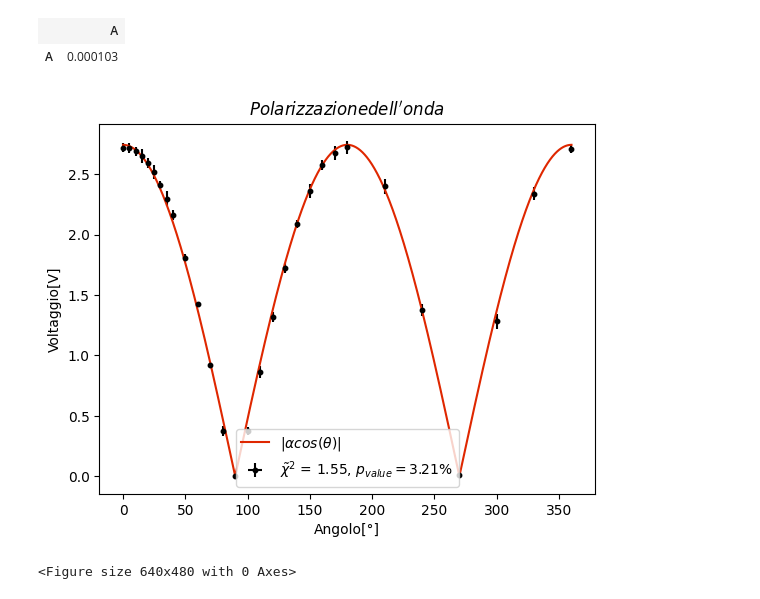
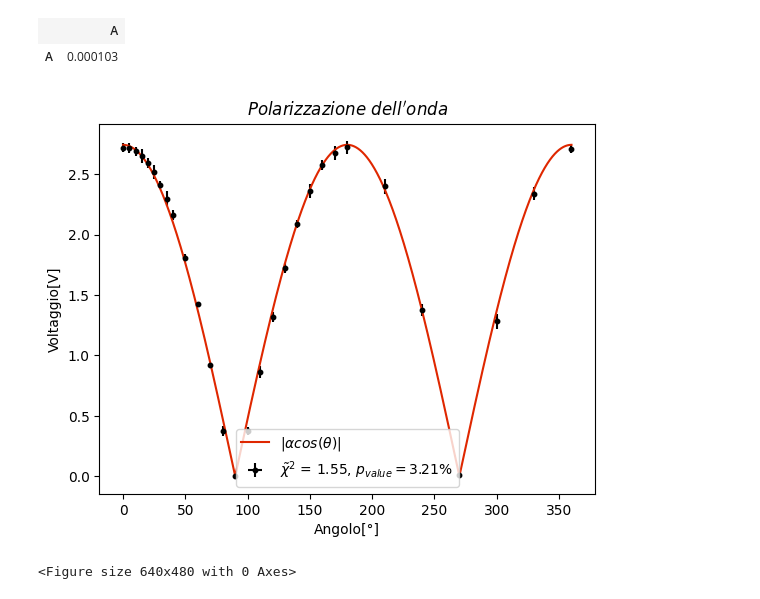
Before and after one commit to ABoldetti/Training, a Jupyter notebook: Labo2/Micronde.ipynb, the cells around one changed output. Saved outputs shown, nothing was run; the diff lists cells and outputs as text; code cells hidden in the pictures.

```diff
--- a/Labo2/Micronde.ipynb
+++ b/Labo2/Micronde.ipynb
@@ -326,32 +332,32 @@ display(onda11)
 # %%
 #@title Graph
 a = onda11
 x = x1
 y = y1
 sy = sy1
 txt = 'Pol.pdf'
 f = pol1
 
 
 func = r'$|\alpha cos( \theta)|$'
 plt.xlabel( 'Angolo[°]')
 plt.ylabel( 'Voltaggio[V]')
-plt.title('$Polarizzazione dell\'onda$')
+plt.title('$Polarizzazione\ dell\'onda$')
 
 
 
 chi = 1-chi2.cdf(a.fval, df= a.ndof)
 chi_string = r'$\tilde{\chi}^2$ = ' + f'{(a.fval/a.ndof):.2f}'+r', $p_{value}=$' + f'{(chi*100):.2f}' + '$\%$'
 plt.errorbar( x , y , sy , xerr= np.ones(len(x)), fmt='o' , markersize=3.2 , color='#000000', label = chi_string)
 plt.plot( np.linspace( min(x) , max(x), 10000) ,f( np.linspace( min(x) , max(x), 10000) , a.values[0]), color = '#DF2700' , label = func)
 plt.legend()
 
 
 plt.savefig(txt)
-plt.show()
+
 #files.download(txt)
 # %% [output]
-[figure, old version]
+[figure, new version]
 # %%
 #@title residui
 res = []
```
Also changed, not shown: parts of 24 cells of this notebook.
